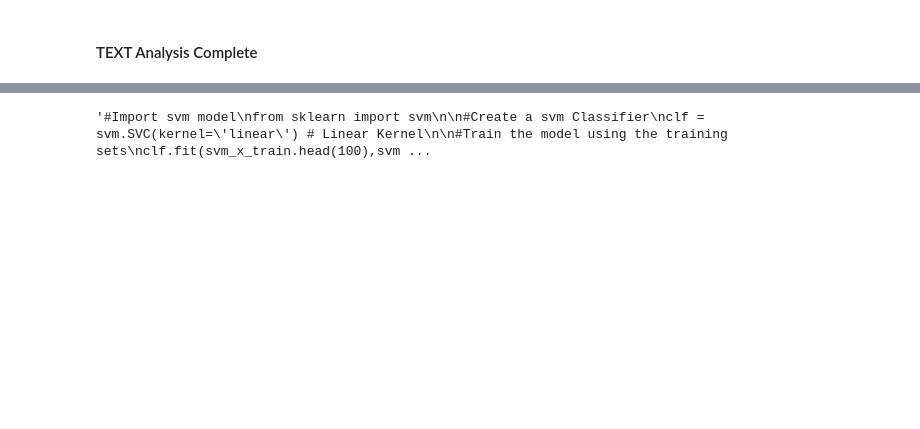
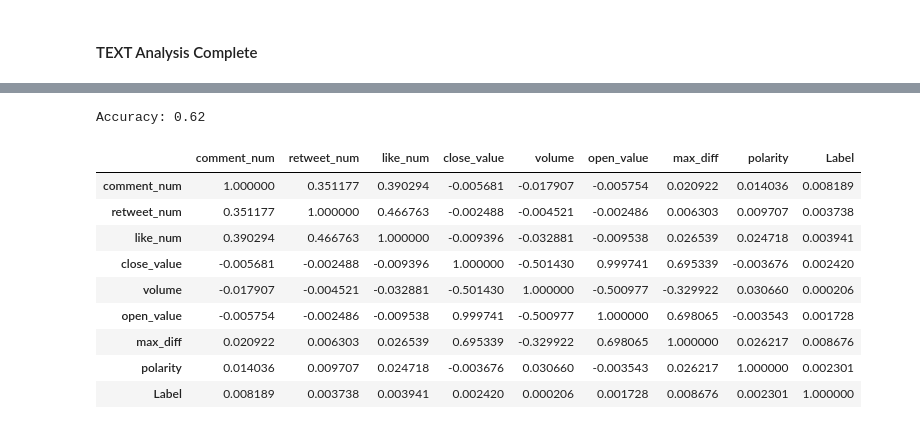
Before and after one commit to jasmeeetSingh/StockMovementPredictionBasedOnTweets, a Jupyter notebook: Data Exploration.ipynb, the cells around one changed output, grey strips where cells are left out. Drawn from its saved outputs; the diff is of its cells as text; code cells hidden in the pictures; blank space fills up the shorter version.

```diff
--- a/Data Exploration.ipynb
+++ b/Data Exploration.ipynb
@@ -231,9 +220,18 @@ polarity_df.describe()
 # %% [markdown]
 #### TEXT Analysis Complete
 # %%
-X_train_short = X_train.head(100000)
-polarity_df = polarity_df.set_index(X_train_short.index)
-X_train_short['polarity'] = polarity_df['polarity']
-X_train_short = X_train_short.drop(axis = 1, columns = ['body'])
-print(polarity_df)
+import sklearn.model_selection as model_selection
+
+polarity_df = polarity_df.set_index(MASTER_DATA_SET_TRUNCATED.index)
+MASTER_DATA_SET_TRUNCATED['polarity'] = polarity_df['polarity']
+
+# SPLITTING INTO TRAIN AND TEST DATA
+X_train, X_test, y_train, y_test = model_selection.train_test_split(MASTER_DATA_SET_TRUNCATED, LABEL, train_size=0.65, random_state=69)
+
+X_train = X_train.drop(axis = 1, columns = ['body','day_date','volume','close_value','open_value'])
+X_test = X_test.drop(axis = 1, columns = ['body','day_date','volume','close_value','open_value'])
+display(X_train.head())
+display(X_test.head())
+display(y_train.head())
+display(y_test.head())
 # %% [output]
@@ -324,5 +319,5 @@ Accuracy: 0.90706
 # %%
-'''#Import svm model
+#Import svm model
 from sklearn import svm
 
 #Create a svm Classifier
@@ -338,6 +333,21 @@ y_pred = clf.predict(svm_x_test.head(100))
 from sklearn import metrics
 
 # Model Accuracy: how often is the classifier correct?
-print("Accuracy:",metrics.accuracy_score(svm_y_test.head(100), y_pred))'''
+print("Accuracy:",metrics.accuracy_score(svm_y_test.head(100), y_pred))
 # %% [output]
-'#Import svm model\nfrom sklearn import svm\n\n#Create a svm Classifier\nclf = svm.SVC(kernel=\'linear\') # Linear Kernel\n\n#Train the model using the training sets\nclf.fit(svm_x_train.head(100),svm ...
+Accuracy: 0.62
+# %%
+MASTER_DATA_SET_TRUNCATED['Label'] = LABEL
+# %%
+MASTER_DATA_SET_TRUNCATED.corr()
+# %% [output]
+|  | comment_num | retweet_num | like_num | close_value | volume | open_value | max_diff | polarity | Label |
+| comment_num | 1.000000 | 0.351177 | 0.390294 | -0.005681 | -0.017907 | -0.005754 | 0.020922 | 0.014036 | 0.008189 |
+| retweet_num | 0.351177 | 1.000000 | 0.466763 | -0.002488 | -0.004521 | -0.002486 | 0.006303 | 0.009707 | 0.003738 |
+| like_num | 0.390294 | 0.466763 | 1.000000 | -0.009396 | -0.032881 | -0.009538 | 0.026539 | 0.024718 | 0.003941 |
+| close_value | -0.005681 | -0.002488 | -0.009396 | 1.000000 | -0.501430 | 0.999741 | 0.695339 | -0.003676 | 0.002420 |
+| volume | -0.017907 | -0.004521 | -0.032881 | -0.501430 | 1.000000 | -0.500977 | -0.329922 | 0.030660 | 0.000206 |
+| open_value | -0.005754 | -0.002486 | -0.009538 | 0.999741 | -0.500977 | 1.000000 | 0.698065 | -0.003543 | 0.001728 |
+| max_diff | 0.020922 | 0.006303 | 0.026539 | 0.695339 | -0.329922 | 0.698065 | 1.000000 | 0.026217 | 0.008676 |
+| polarity | 0.014036 | 0.009707 | 0.024718 | -0.003676 | 0.030660 | -0.003543 | 0.026217 | 1.000000 | 0.002301 |
+| Label | 0.008189 | 0.003738 | 0.003941 | 0.002420 | 0.000206 | 0.001728 | 0.008676 | 0.002301 | 1.000000 |
```
Also changed, not shown: parts of 12 cells of this notebook.
